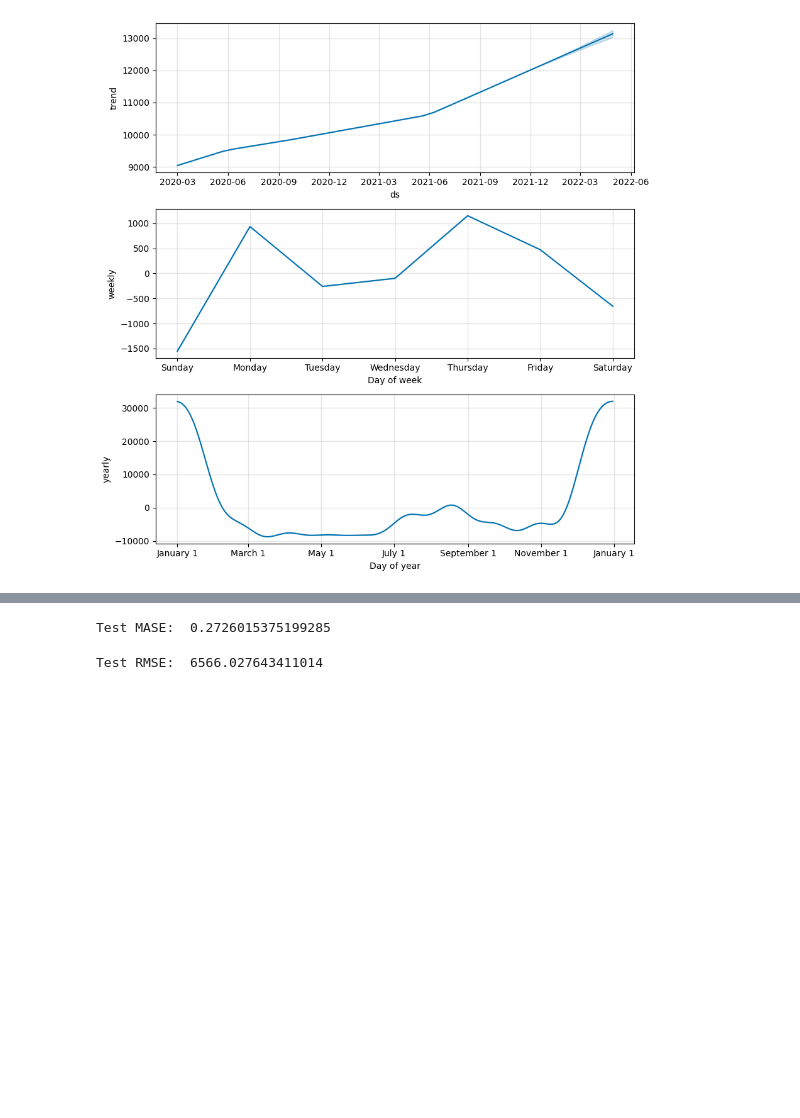
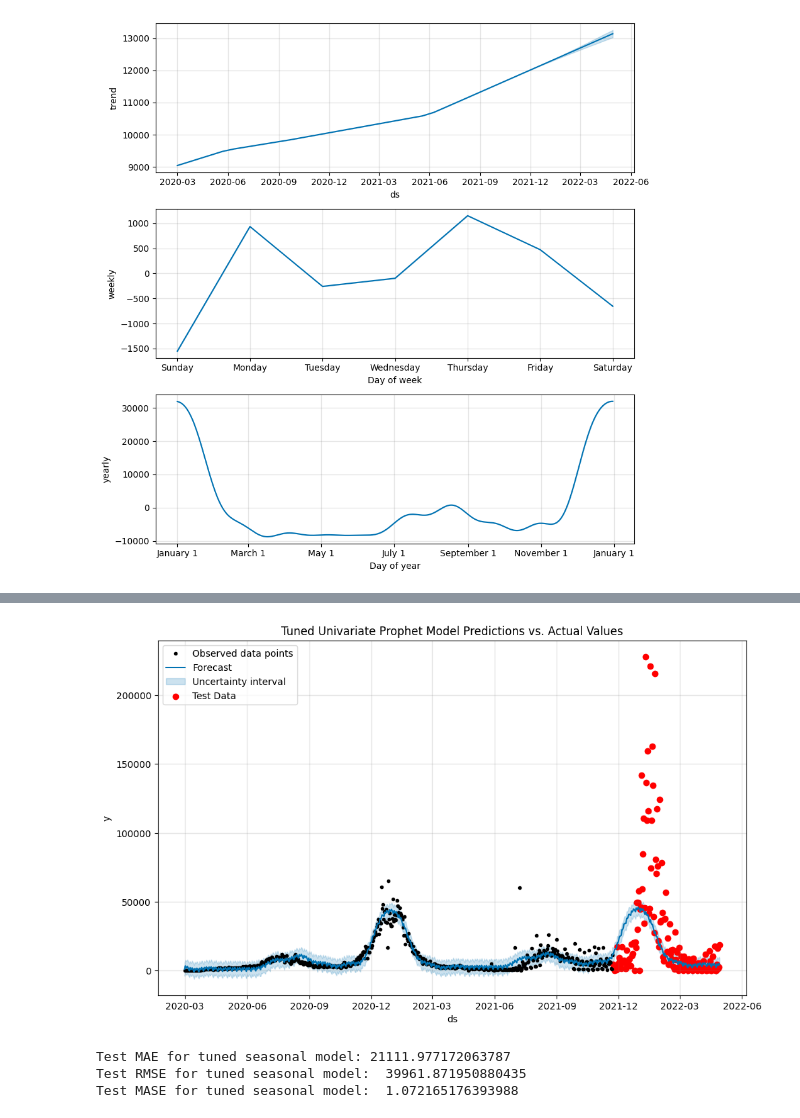
Before and after one commit to danielhe-nu/STAT390-Snowman, a Jupyter notebook: willem_univ_prophet_ca.ipynb, the cells around one changed output, grey strips where cells are left out. Drawn from its saved outputs; the diff is of its cells as text; code cells hidden in the pictures; blank space fills up the shorter version.

```diff
--- a/willem_univ_prophet_ca.ipynb
+++ b/willem_univ_prophet_ca.ipynb
@@ -156,0 +229,5 @@ The MAPE for the seasonality model is 3.3048247035042294e+18
+# %%
+#train model with optimal hyperparameters
+model_tuned = Prophet(yearly_seasonality = True, weekly_seasonality = True, changepoint_prior_scale = 0.001, holidays_prior_scale  = 0.1, seasonality_mode = 'additive', seasonality_prior_scale = 0.1)
+#fit the model on the training dataset
+model_tuned.fit(ca_uni_train)
@@ -157,16 +238,39 @@ The MAPE for the seasonality model is 3.3048247035042294e+18
+# %%
+#create the time range for the forecast
+future_season_tuned = model_tuned.make_future_dataframe(periods=158)
+
+#make predictions
+forecast_season_tuned = model_tuned.predict(future_season_tuned)
+model_tuned.plot(forecast_season_tuned);
+plt.scatter(ca_uni_test['ds'], ca_uni_test['y'], color='red', label='Test Data')
+plt.title('Tuned Univariate Prophet Model Predictions vs. Actual Values')
+plt.legend()
+plt.show()
+# %% [output]
+[figure, added]
 # %%
+#merge actual and predicted values
+performance_season_tuned = pd.merge(ca_uni_test, forecast_season_tuned[['ds', 'yhat', 'yhat_lower', 'yhat_upper']][-158:], on='ds')
+
+#calculate performance metrics
+performance_season_tuned_MAE = mean_absolute_error(performance_season_tuned['y'], performance_season_tuned['yhat'])
+print(f'Test MAE for tuned seasonal model: {performance_season_tuned_MAE}')
+
+#calculate mape
+#performance_season_MAPE = mean_absolute_percentage_error(performance_season['y'], performance_season['yhat'])
+#print(f'The MAPE for the seasonality model is {performance_season_MAPE}')
+
+tuned_mse = mean_squared_error(performance_season_tuned['y'], performance_season_tuned['yhat'])
+tuned_rmse = np.sqrt(tuned_mse)
+print('Test RMSE for tuned seasonal model: ', tuned_rmse)
+
 #naive forecast for mase calculation
 naive_forecast = ca_uni_test['y'].shift(1)
 #mae of the naive forecast (excluding first NaN value)
 mae_naive = mean_absolute_error(ca_uni_test['y'][1:], naive_forecast.dropna())
-mase = performance_season_MAE / mae_naive
-print('Test MASE: ', mase)
+mase = performance_season_tuned_MAE / mae_naive
+print('Test MASE for tuned seasonal model: ', mase)
 # %% [output]
-Test MASE:  0.2726015375199285
+Test MAE for tuned seasonal model: 21111.977172063787
+Test RMSE for tuned seasonal model:  39961.871950880435
+Test MASE for tuned seasonal model:  1.072165176393988
-# %%
-#calculate performance metrics
-mse = mean_squared_error(performance_season['y'], performance_season['yhat'])
-rmse = np.sqrt(mse)
-print('Test RMSE: ', rmse)
-# %% [output]
-Test RMSE:  6566.027643411014
```
Also changed, not shown: parts of 12 cells of this notebook.
